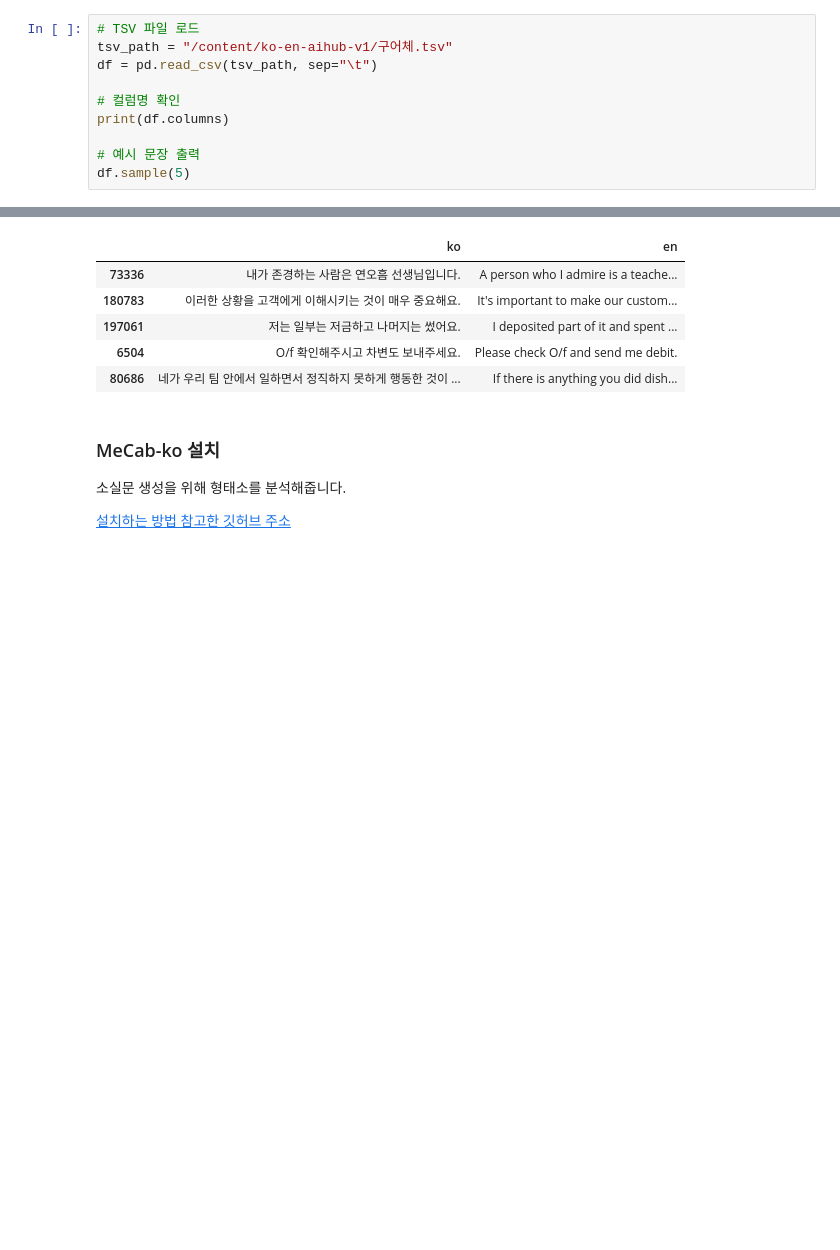
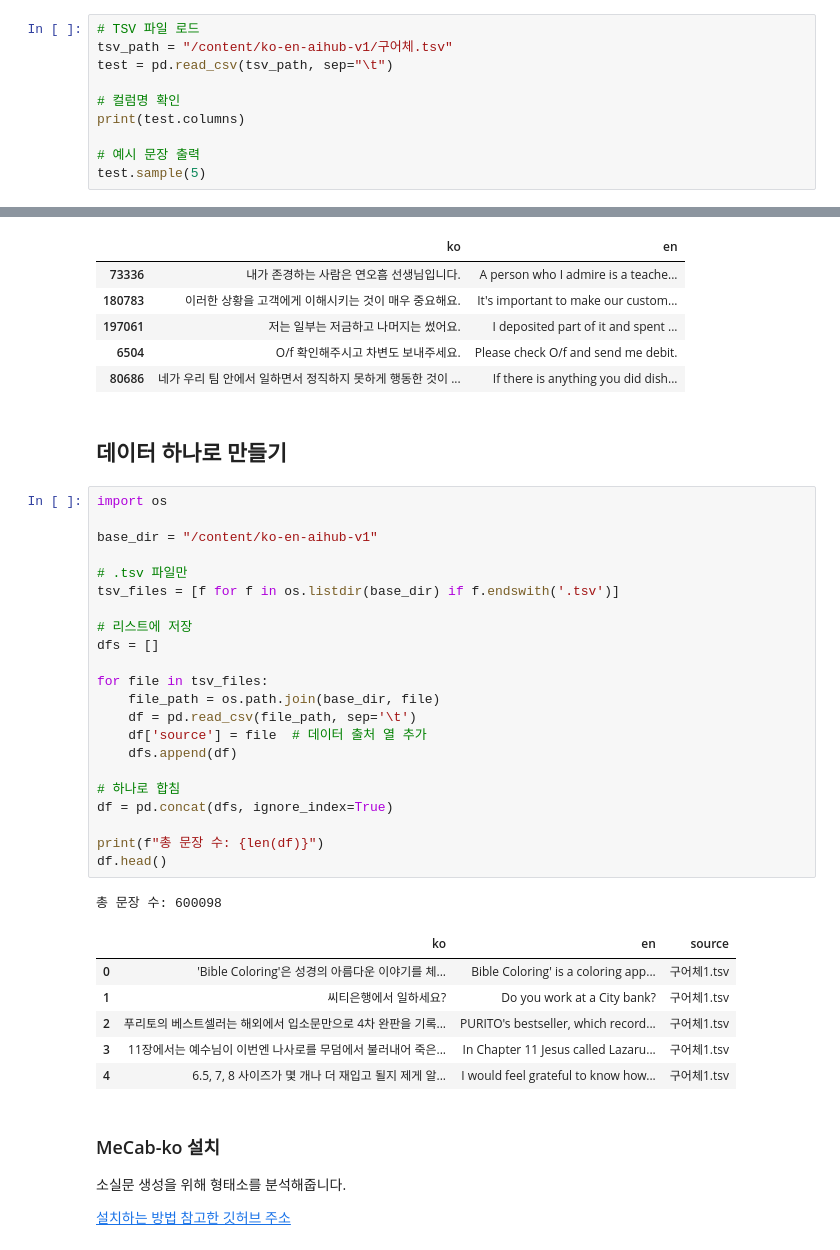
Before and after one commit to hyorim-jo/HelPago, a Jupyter notebook: notebooks/helpago.ipynb, the cells around one changed output, grey strips where cells are left out. Drawn from its saved outputs; the diff is of its cells as text; blank space fills up the shorter version.

```diff
--- a/notebooks/helpago.ipynb
+++ b/notebooks/helpago.ipynb
@@ -237,13 +246,13 @@ print(os.listdir("/content/ko-en-aihub-v1"))
 # %%
 # TSV 파일 로드
 tsv_path = "/content/ko-en-aihub-v1/구어체.tsv"
-df = pd.read_csv(tsv_path, sep="\t")
+test = pd.read_csv(tsv_path, sep="\t")
 
 # 컬럼명 확인
-print(df.columns)
+print(test.columns)
 
 # 예시 문장 출력
-df.sample(5)
+test.sample(5)
 # %% [output]
 Index(['ko', 'en'], dtype='object')
 |  | ko | en |
@@ -252,6 +261,38 @@ Index(['ko', 'en'], dtype='object')
 | 197061 | 저는 일부는 저금하고 나머지는 썼어요. | I deposited part of it and spent ... |
 | 6504 | O/f 확인해주시고 차변도 보내주세요. | Please check O/f and send me debit. |
 | 80686 | 네가 우리 팀 안에서 일하면서 정직하지 못하게 행동한 것이 ... | If there is anything you did dish... |
+# %% [markdown]
+## 데이터 하나로 만들기
+# %%
+import os
+
+base_dir = "/content/ko-en-aihub-v1"
+
+# .tsv 파일만
+tsv_files = [f for f in os.listdir(base_dir) if f.endswith('.tsv')]
+
+# 리스트에 저장
+dfs = []
+
+for file in tsv_files:
+    file_path = os.path.join(base_dir, file)
+    df = pd.read_csv(file_path, sep='\t')
+    df['source'] = file  # 데이터 출처 열 추가
+    dfs.append(df)
+
+# 하나로 합침
+df = pd.concat(dfs, ignore_index=True)
+
+print(f"총 문장 수: {len(df)}")
+df.head()
+# %% [output]
+총 문장 수: 600098
+|  | ko | en | source |
+| 0 | 'Bible Coloring'은 성경의 아름다운 이야기를 체... | Bible Coloring' is a coloring app... | 구어체1.tsv |
+| 1 | 씨티은행에서 일하세요? | Do you work at a City bank? | 구어체1.tsv |
+| 2 | 푸리토의 베스트셀러는 해외에서 입소문만으로 4차 완판을 기록... | PURITO's bestseller, which record... | 구어체1.tsv |
+| 3 | 11장에서는 예수님이 이번엔 나사로를 무덤에서 불러내어 죽은... | In Chapter 11 Jesus called Lazaru... | 구어체1.tsv |
+| 4 | 6.5, 7, 8 사이즈가 몇 개나 더 재입고 될지 제게 알... | I would feel grateful to know how... | 구어체1.tsv |
 # %% [markdown]
 ### MeCab-ko 설치
 소실문 생성을 위해 형태소를 분석해줍니다.
```
Also changed, not shown: parts of 25 cells of this notebook.
